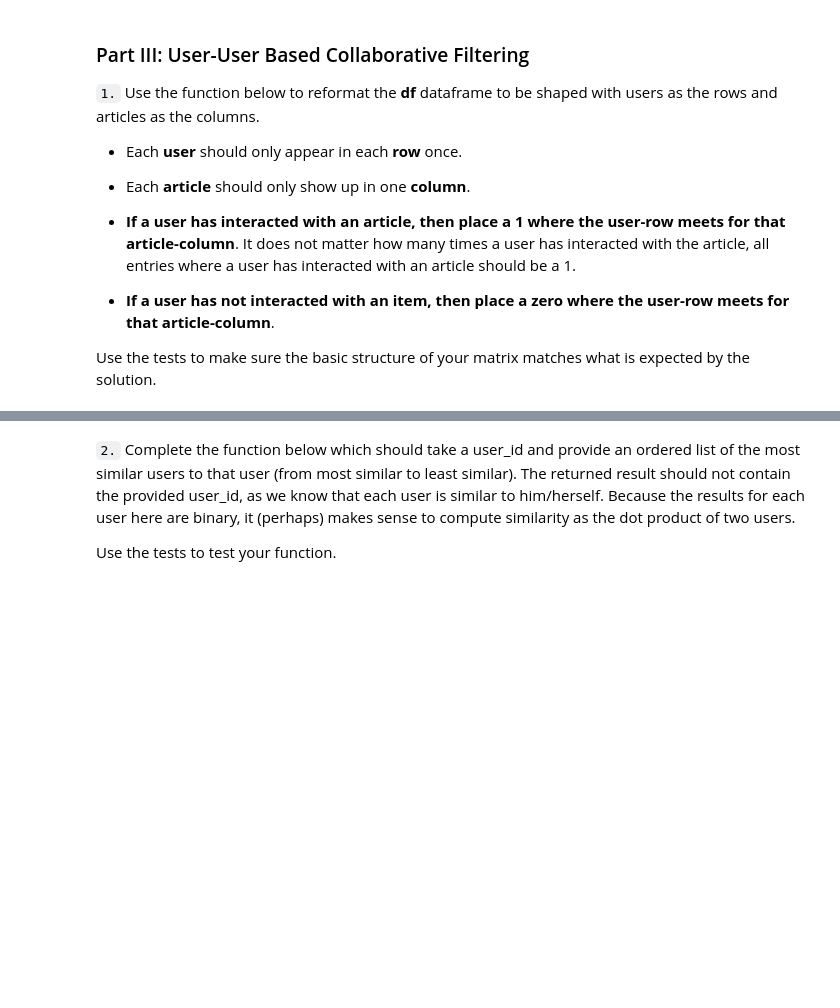
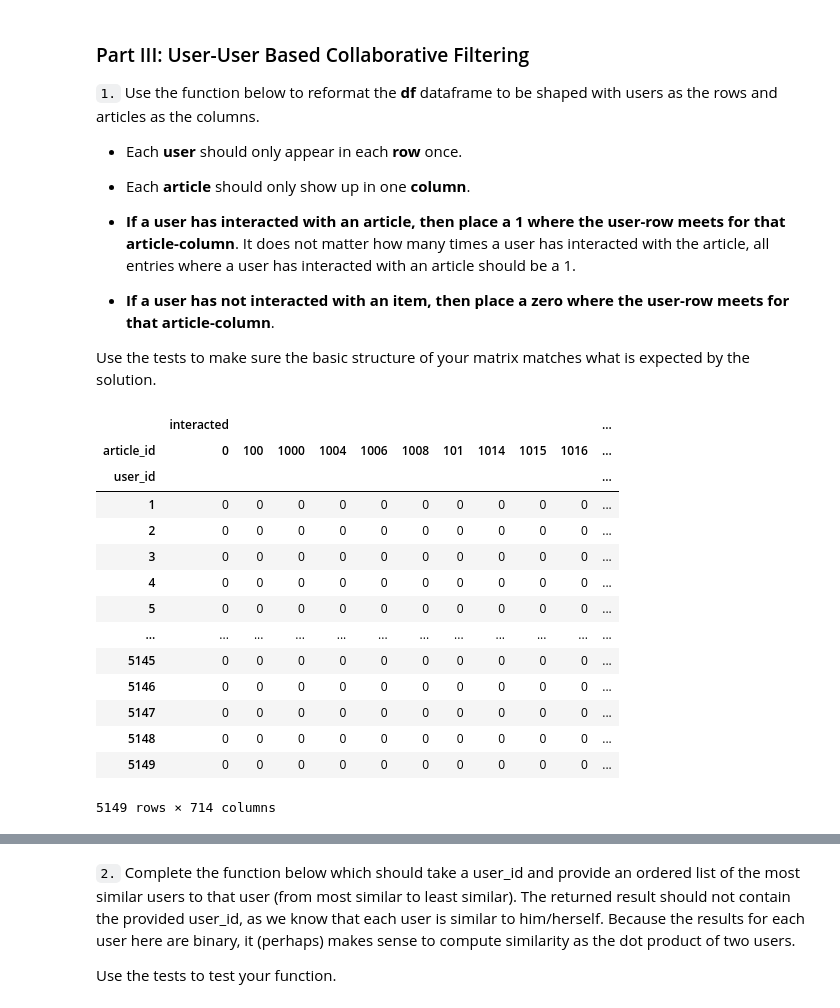
Before and after one commit to netxph/ibm-recommend, a Jupyter notebook: notebooks/03 - Recommendation Pipeline.ipynb, the cells around one changed output, grey strips where cells are left out. Drawn from its saved outputs; the diff is of its cells as text; code cells hidden in the pictures; blank space fills up the shorter version.

```diff
--- a/notebooks/03 - Recommendation Pipeline.ipynb
+++ b/notebooks/03 - Recommendation Pipeline.ipynb
@@ -168,6 +168,25 @@ Your top_20 looks like the solution list! Nice job.
 * **If a user has not interacted with an item, then place a zero where the user-row meets for that article-column**.
 
 Use the tests to make sure the basic structure of your matrix matches what is expected by the solution.
+# %%
+user_interacts = interactions.groupby(by=["user_id", "article_id"]).agg(interacted = ("title", lambda x: 1)).unstack(fill_value = 0)
+user_interacts
+# %% [output]
+|  | interacted |  |  |  |  |  |  |  |  |  | ... |
+| article_id | 0 | 100 | 1000 | 1004 | 1006 | 1008 | 101 | 1014 | 1015 | 1016 | ... |
+| user_id |  |  |  |  |  |  |  |  |  |  | ... |
+| 1 | 0 | 0 | 0 | 0 | 0 | 0 | 0 | 0 | 0 | 0 | ... |
+| 2 | 0 | 0 | 0 | 0 | 0 | 0 | 0 | 0 | 0 | 0 | ... |
+| 3 | 0 | 0 | 0 | 0 | 0 | 0 | 0 | 0 | 0 | 0 | ... |
+| 4 | 0 | 0 | 0 | 0 | 0 | 0 | 0 | 0 | 0 | 0 | ... |
+| 5 | 0 | 0 | 0 | 0 | 0 | 0 | 0 | 0 | 0 | 0 | ... |
+| ... | ... | ... | ... | ... | ... | ... | ... | ... | ... | ... | ... |
+| 5145 | 0 | 0 | 0 | 0 | 0 | 0 | 0 | 0 | 0 | 0 | ... |
+| 5146 | 0 | 0 | 0 | 0 | 0 | 0 | 0 | 0 | 0 | 0 | ... |
+| 5147 | 0 | 0 | 0 | 0 | 0 | 0 | 0 | 0 | 0 | 0 | ... |
+| 5148 | 0 | 0 | 0 | 0 | 0 | 0 | 0 | 0 | 0 | 0 | ... |
+| 5149 | 0 | 0 | 0 | 0 | 0 | 0 | 0 | 0 | 0 | 0 | ... |
+5149 rows × 714 columns
 # %%
 # create the user-article matrix with 1's and 0's
 
```
Also changed, not shown: parts of 7 cells of this notebook.
